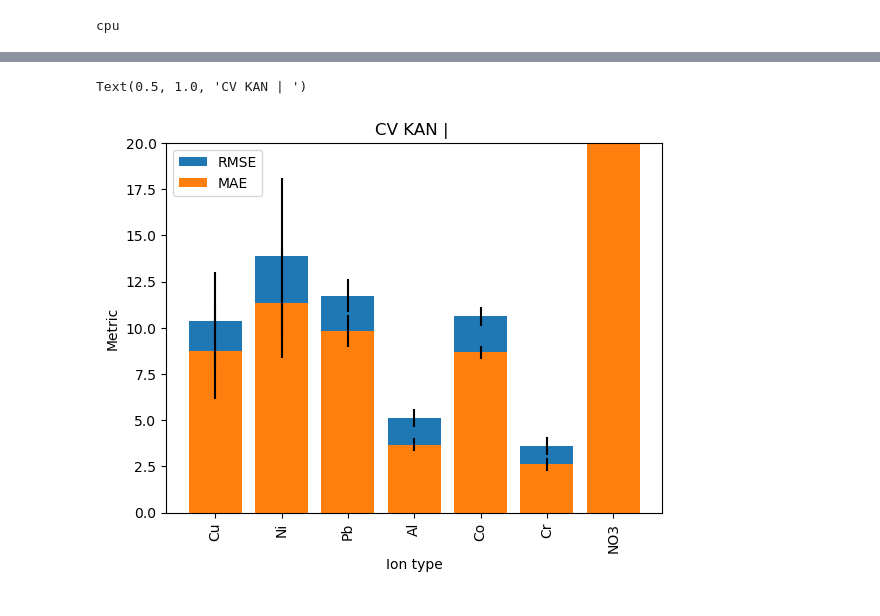
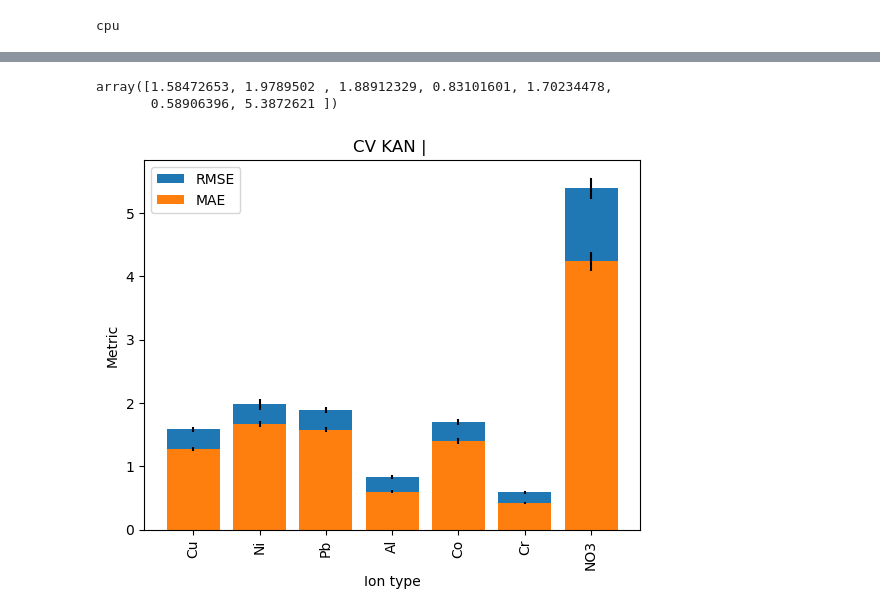
Before and after one commit to Gavr101/Spectroscopy_FL_7_ions, a Jupyter notebook: Augmentation/Multi_Exper_diff_m.ipynb, the cells around one changed output, grey strips where cells are left out. Cells and saved outputs as stored; diff of their text form; code cells hidden in the pictures.

```diff
--- a/Augmentation/Multi_Exper_diff_m.ipynb
+++ b/Augmentation/Multi_Exper_diff_m.ipynb
@@ -129,6 +130,9 @@ VALIDATION_TRAIN_RATIO = 2 / 9 #7 / 9
 RS = None
 
 N_ITER_NO_CHANGE = 20
+# %%
+scaler_y = MinMaxScaler()
+scaler_x = StandardScaler()
 # %% [markdown]
 ## 6. Model - MLP
 Ordinary one-hidden-layer with *HIDDEN_LAYER_SIZES*=64 neurons perceptron.
@@ -246,10 +272,12 @@ l_PR_ION = ['Cu', 'Ni', 'Pb', 'Al', 'Co', 'Cr', 'NO3']
 cb_mean_rmse, cb_std_rmse = [], []
 cb_mean_mae, cb_std_mae = [], []
 cb_mean_r2, cb_std_r2 = [], []
-l_y_scaler_multiplier = []
+
 
 for PR_ION in tqdm(l_PR_ION):
+
     model = catboost.CatBoostRegressor(verbose=0, random_seed=RS)
+    cb_pipel = Pipeline([('scale', scaler_x), ('cb', model)])
 
     # Choosing certain ion
     y = df_norm[[PR_ION]].to_numpy()
@@ -257,15 +285,14 @@ for PR_ION in tqdm(l_PR_ION):
     scaler_y = MinMaxScaler()
     y_all_scaled = scaler_y.fit_transform(y)
     y_scaler_multiplier = scaler_y.data_max_[0] - scaler_y.data_min_[0]
-    l_y_scaler_multiplier.append(y_scaler_multiplier)
 
-    cv_rf_kf = cross_validate(model, x, y_all_scaled.ravel(), cv=KFold(shuffle=True, n_splits=n_splits), scoring=scoring)
+    cv_rf_kf = cross_validate(cb_pipel, x, y_all_scaled.ravel(), cv=KFold(shuffle=True, n_splits=n_splits), scoring=scoring)
 
-    cb_mean_mae.append(np.mean(cv_rf_kf['test_mae']))
-    cb_std_mae.append(np.std(cv_rf_kf['test_mae']))
+    cb_mean_mae.append(np.mean(cv_rf_kf['test_mae']) * y_scaler_multiplier)
+    cb_std_mae.append(np.std(cv_rf_kf['test_mae']) * y_scaler_multiplier)
 
-    cb_mean_rmse.append(np.mean(cv_rf_kf['test_rmse']))
-    cb_std_rmse.append(np.std(cv_rf_kf['test_rmse']))
+    cb_mean_rmse.append(np.mean(cv_rf_kf['test_rmse']) * y_scaler_multiplier)
+    cb_std_rmse.append(np.std(cv_rf_kf['test_rmse']) * y_scaler_multiplier)
 
     cb_mean_r2.append(np.mean(cv_rf_kf['test_r2']))
     cb_std_r2.append(np.std(cv_rf_kf['test_r2']))
@@ -322,21 +377,20 @@ l_d_kan_params = [{'width':[input_shape,5,1], 'grid':3, 'k':3, 'device':device}]
 l_d_train_params = [{'tol': 1e-3, 'n_iter_no_change': 20,'opt': "LBFGS", 'steps': 200, 'lr': 1.0}] * len(l_PR_ION)
 l_x = [x] * len(l_PR_ION)
 
-l_y = []
-l_y_scaler_multiplier = []
+l_y_scaled = []
+l_y_scaler = []
 for PR_ION in l_PR_ION:
     # Choosing certain ion
     y = df_norm[[PR_ION]].to_numpy()
     # Scaling y before train_test split in cv only because we aprior know the distribution of ions.
     scaler_y = MinMaxScaler()
     y_all_scaled = scaler_y.fit_transform(y)
-    y_scaler_multiplier = scaler_y.data_max_[0] - scaler_y.data_min_[0]
-    l_y_scaler_multiplier.append(y_scaler_multiplier)
+    l_y_scaler.append(scaler_y)
+    l_y_scaled.append(y_all_scaled)
 
+l_x_scaler=[scaler_x]*len(l_PR_ION)
 
-l_y = [df_norm[[PR_ION]].to_numpy() for PR_ION in l_PR_ION]
-
-kan_exper = kfold_experiment_es(l_x, l_y, l_d_kan_params, l_d_train_params, cv=n_splits)
+kan_exper = kfold_experiment_es(l_x, l_y_scaled, l_d_kan_params, l_d_train_params, cv=n_splits, l_y_scaler=l_y_scaler, l_x_scaler=l_x_scaler)
 # %% [output]
 checkpoint directory created: ./model
 saving model version 0.0
@@ -405,24 +456,30 @@ kan_exper
 kan_mean_rmse, kan_std_rmse = kan_exper[0][0], kan_exper[1][0]
 kan_mean_mae, kan_std_mae = kan_exper[0][1], kan_exper[1][1]
 kan_mean_r2, kan_std_r2 = kan_exper[0][2], kan_exper[1][2]
+# %%
+kan_mean_rmse
+# %% [output]
+array([1.58472653, 1.9789502 , 1.88912329, 0.83101601, 1.70234478,
+       0.58906396, 5.3872621 ])
 # %%
-plt.bar(l_PR_ION, np.array(kan_mean_rmse) * np.array(l_y_scaler_multiplier),
-             yerr=np.array(kan_std_rmse) * np.array(l_y_scaler_multiplier)) # , fmt='o-'
-plt.bar(l_PR_ION, np.array(kan_mean_mae) * np.array(l_y_scaler_multiplier),
-             yerr=np.array(kan_std_mae) * np.array(l_y_scaler_multiplier)) # , fmt='o-'
+plt.bar(l_PR_ION, np.array(kan_mean_rmse),
+             yerr=np.array(kan_std_rmse)) # , fmt='o-'
+plt.bar(l_PR_ION, np.array(kan_mean_mae),
+             yerr=np.array(kan_std_mae)) # , fmt='o-'
 
 ax = plt.gca()
-ax.set_ylim([0, 20])
+#ax.set_ylim([0, 20])
 #plt.xscale('log')
 #plt.yscale('log')
 plt.xticks(rotation=90)
 plt.xlabel('Ion type') #'number of params'
 plt.ylabel('Metric')
 plt.legend(['RMSE', 'MAE'])
 plt.title(f'CV KAN | ')
+
+plt.savefig('Output_data/Multi_Exper_diff_m_kan_1.png')
 # %% [output]
-Text(0.5, 1.0, 'CV KAN | ')
-[figure, old version]
+[figure, new version]
 # %%
 plt.bar(l_PR_ION, np.array(kan_mean_r2),
              yerr=np.array(kan_std_r2), color='g') # , fmt='o-'
```
Also changed, not shown: parts of 34 cells of this notebook, 13 other files.
